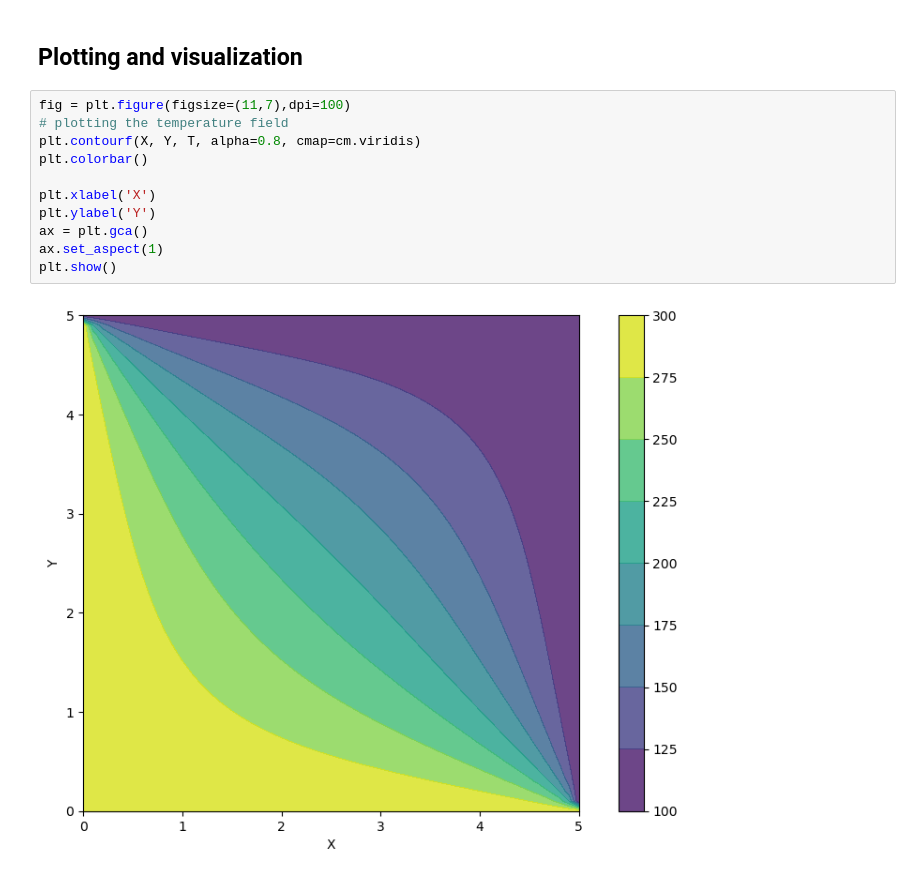
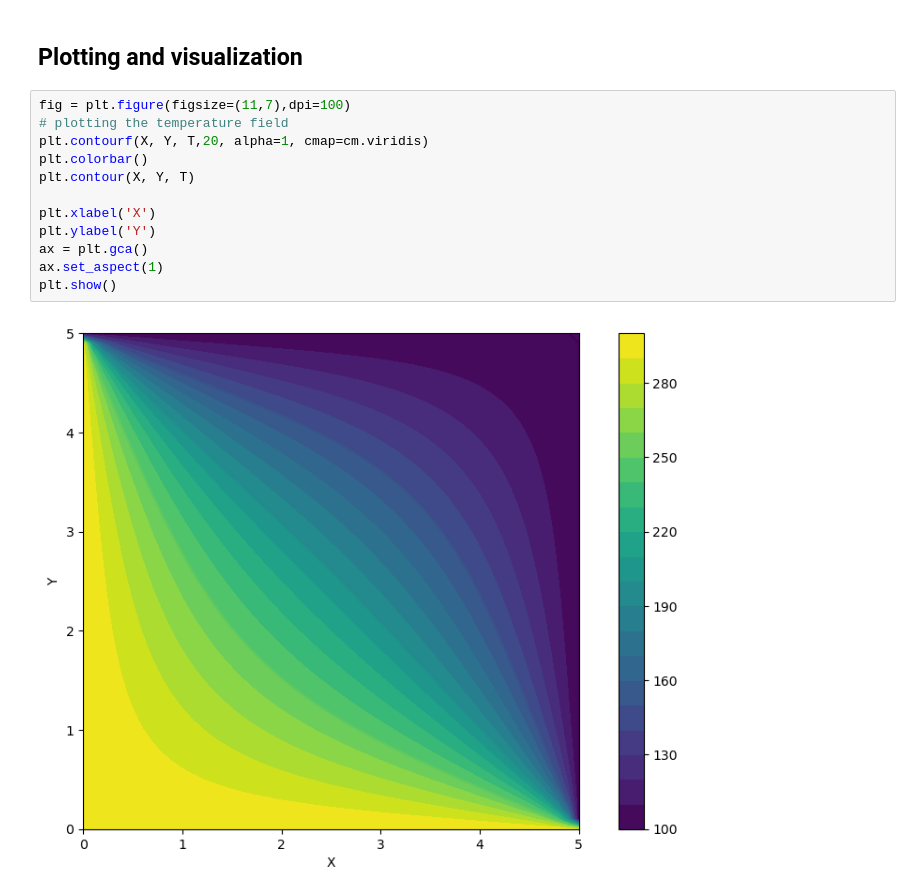
Before and after one commit to subhamkd/heat_equation, a Jupyter notebook: heated_square.ipynb, the cells around one changed output. Drawn from its saved outputs; the diff is of its cells as text.

Commit message:
added more filled contour levels

```diff
--- a/heated_square.ipynb
+++ b/heated_square.ipynb
@@ -42,13 +42,14 @@ T=heat_equation(T,dx,dy,alpha,dt,nt,TBCs)
 # %%
 fig = plt.figure(figsize=(11,7),dpi=100)
 # plotting the temperature field
-plt.contourf(X, Y, T, alpha=0.8, cmap=cm.viridis)
+plt.contourf(X, Y, T,20, alpha=1, cmap=cm.viridis)
 plt.colorbar()
+plt.contour(X, Y, T)
 
 plt.xlabel('X')
 plt.ylabel('Y')
 ax = plt.gca()
 ax.set_aspect(1)
 plt.show()
 # %% [output]
-[figure, old version]
+[figure, new version]
```
